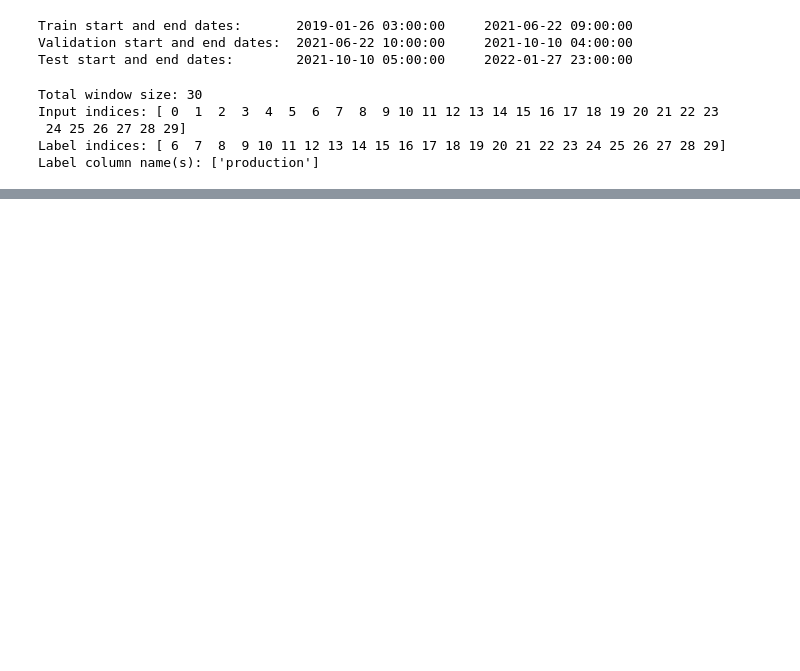
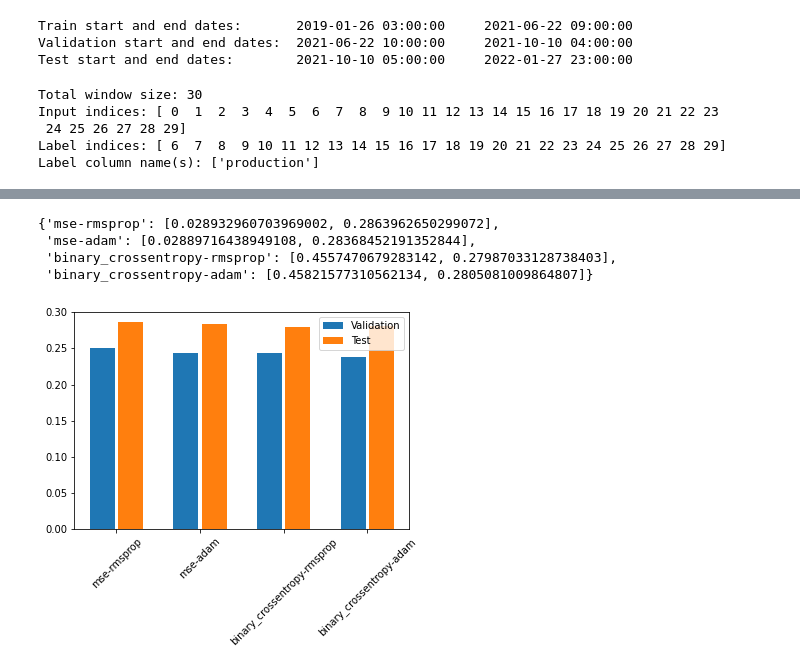
Before and after one commit to sarikayamerts/thesis, a Jupyter notebook: notebooks/multi_plant/graph_deneme.ipynb, the cells around one changed output, grey strips where cells are left out. Cells and saved outputs as stored; diff of their text form; code cells hidden in the pictures; blank space fills up the shorter version.

Commit message:
Add graph & optuna notebooks

```diff
--- a/notebooks/multi_plant/graph_deneme.ipynb
+++ b/notebooks/multi_plant/graph_deneme.ipynb
@@ -47,0 +99,6 @@ Label column name(s): ['production']
+# %%
+model.fit(window.train, validation_data=window.valid, epochs=epochs, callbacks=[tf.keras.callbacks.EarlyStopping(patience=5)]) # , WandbCallback()])
+# %%
+param_dict = {"loss": "mse", "optimizer": "rmsprop"}
+# %%
+model, history = compile_and_fit(model, window, max_epochs=10, verbose=1, **param_dict)
@@ -48,17 +123,16 @@ Label column name(s): ['production']
 # %%
-class GraphInfo:
-    def __init__(self, edges, num_nodes):
-        self.edges = edges
-        self.num_nodes = num_nodes
+val_performance = {}
+performance = {}
 
-adjacency_matrix = pd.pivot_table(train_df_[["rt_plant_id", "production"]], columns="rt_plant_id", index="forecast_dt").corr()
+param_list = [
+    {"loss": "mse", "optimizer": "rmsprop"},
+    {"loss": "mse", "optimizer": "adam"},
+    {"loss": "binary_crossentropy", "optimizer": "rmsprop"},
+    {"loss": "binary_crossentropy", "optimizer": "adam"},
+]
 
-adjacency_matrix = adjacency_matrix[adjacency_matrix > 0.6].fillna(0).values
-
-node_indices, neighbor_indices = np.where(adjacency_matrix != 0)
-graph = GraphInfo(
-    edges=(node_indices.tolist(), neighbor_indices.tolist()),
-    num_nodes=adjacency_matrix.shape[0],
-)
-print(f"number of nodes: {graph.num_nodes}, number of edges: {len(graph.edges[0])}")
+for param_dict in param_list:
+    model, history = compile_and_fit(model, window, max_epochs=10, verbose=2, **param_dict)
+    val_performance["-".join(param_dict.values())] = model.evaluate(window.valid)
+    performance["-".join(param_dict.values())] = model.evaluate(window.test)
 # %% [output]
@@ -296,2 +163,11 @@ class LSTMGC(layers.Layer):
 # %%
-from tensorflow import keras
+performance
+# %% [output]
+{'mse-rmsprop': [0.028932960703969002, 0.2863962650299072],
+ 'mse-adam': [0.02889716438949108, 0.28368452191352844],
+ 'binary_crossentropy-rmsprop': [0.4557470679283142, 0.27987033128738403],
+ 'binary_crossentropy-adam': [0.45821577310562134, 0.2805081009864807]}
+# %%
+plot_metrics(performance, val_performance)
+# %% [output]
+[figure, added]
```
Also changed, not shown: parts of 20 cells of this notebook, 4 other files.
